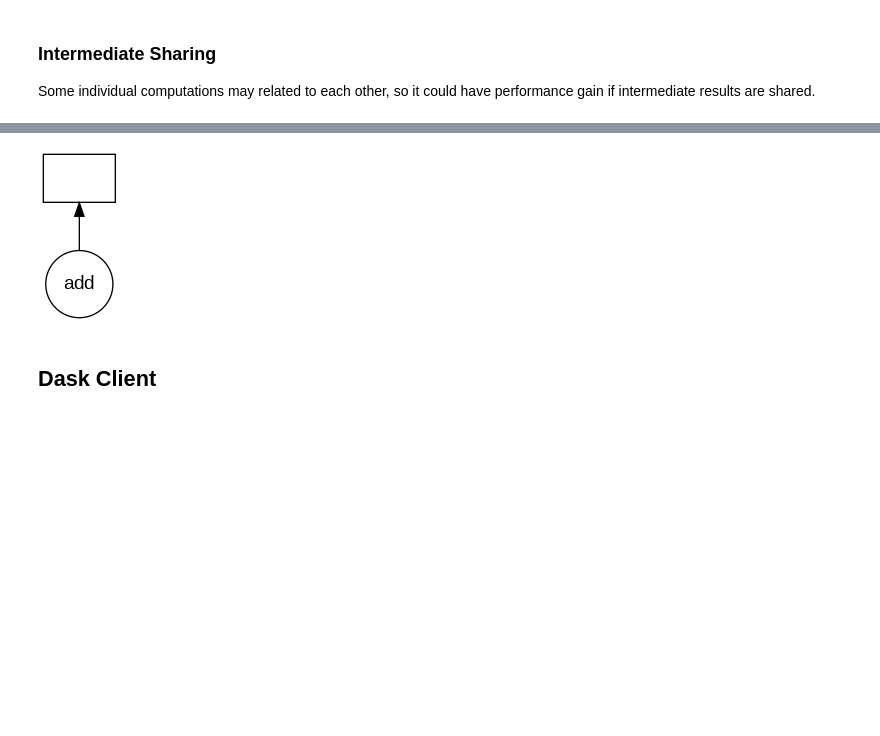
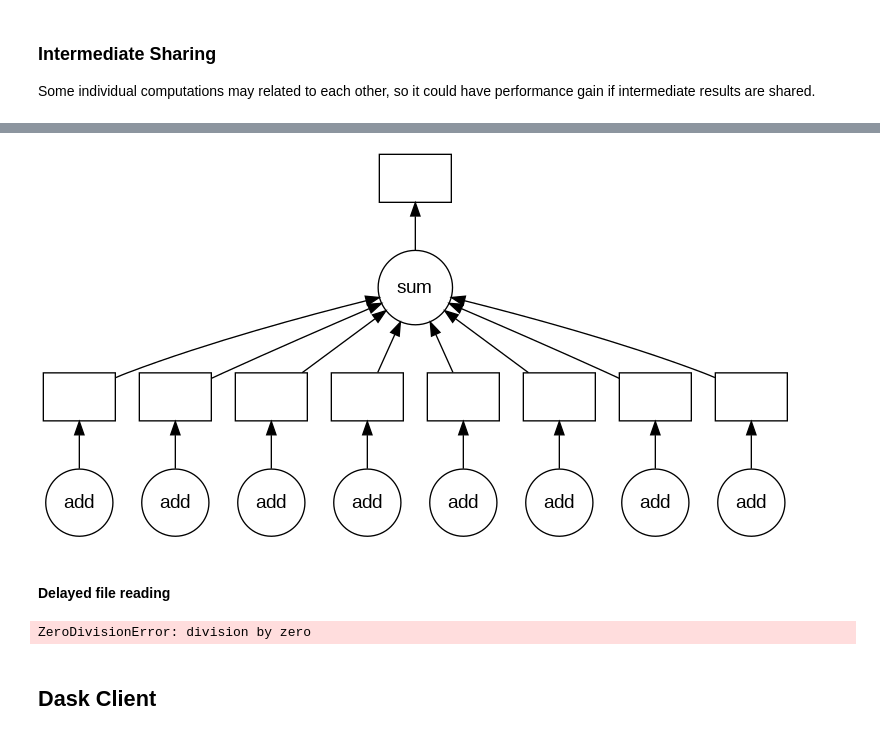
Before and after one commit to CastielWong/Laboratory, a Jupyter notebook: DataEngineering/Dask/workspace/check.ipynb, the cells around one changed output, grey strips where cells are left out. Drawn from its saved outputs; the diff is of its cells as text; code cells hidden in the pictures; blank space fills up the shorter version.

Commit message:
Build(dask): Demonstrate more functionalities

```diff
--- a/DataEngineering/Dask/workspace/check.ipynb
+++ b/DataEngineering/Dask/workspace/check.ipynb
@@ -155,3 +220,5 @@ Wall time: 81.9 ms
 def add(x, y=1):
     time.sleep(1)
     return x + y
+# %%
+data = [1, 2, 3, 4, 5, 6, 7, 8]
@@ -158,9 +227,10 @@ def add(x, y=1):
 # %%
 %%time
 
-for _ in range(2):
-    print(add(10))
+results = []
+for x in data:
+    y = add(x)
+    results.append(y)
 
-result = add(10, 10)
-result
+sum(results)
 # %% [output]
@@ -171,0 +244,10 @@ Wall time: 3.01 s
+# %%
+%%time
+
+results = []
+for x in data:
+    y = dask.delayed(add)(x)
+    results.append(y)
+
+total = sum(results)
+total
@@ -172,9 +272,11 @@ Wall time: 3.01 s
 # %%
 %%time
 
-for _ in range(2):
-    print(delayed(add)(10))
+results = []
+for x in data:
+    y = dask.delayed(add)(x)
+    results.append(y)
 
-result = delayed(add)(10, 10)
-result
+total = dask.delayed(sum)(results)
+total
 # %% [output]
@@ -194,7 +294,35 @@ Wall time: 1.01 s
 # %%
-result.visualize()
+total.visualize()
 # %% [output]
-[figure, old version]
+[figure, new version]
+# %% [markdown]
+#### Delayed file reading
+# %%
+%%time
+
+csv_files = []
+
+sums = []
+counts = []
+
+for file_name in csv_files:
+    df = dask.delayed(pd.read_csv)(file_name)
+
+    df_group = df.groupby("{group}")
+
+    amount = df_group["{col}"].sum()
+    total = df_group["{col}"].count()
+
+    sums.append(amount)
+    counts.append(total)
+
+# compute the intermediates via sharing
+sums, counts = dask.compute(sums, counts)
+
+mean = sum(sums) / sum(counts)
+mean
+# %% [output]
+ZeroDivisionError: division by zero
 # %% [markdown]
 ## Dask Client
 # %%
```
Also changed, not shown: parts of 34 cells of this notebook, 1 other file.
